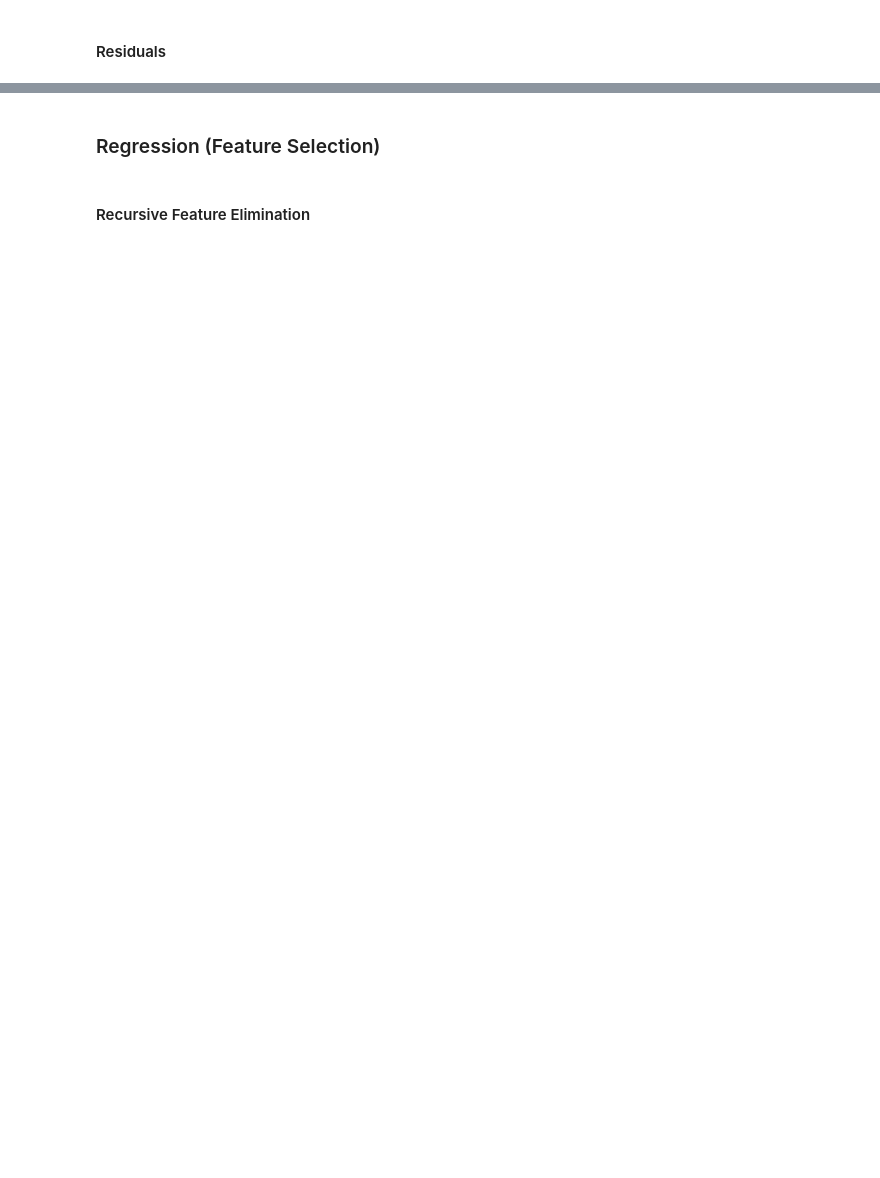
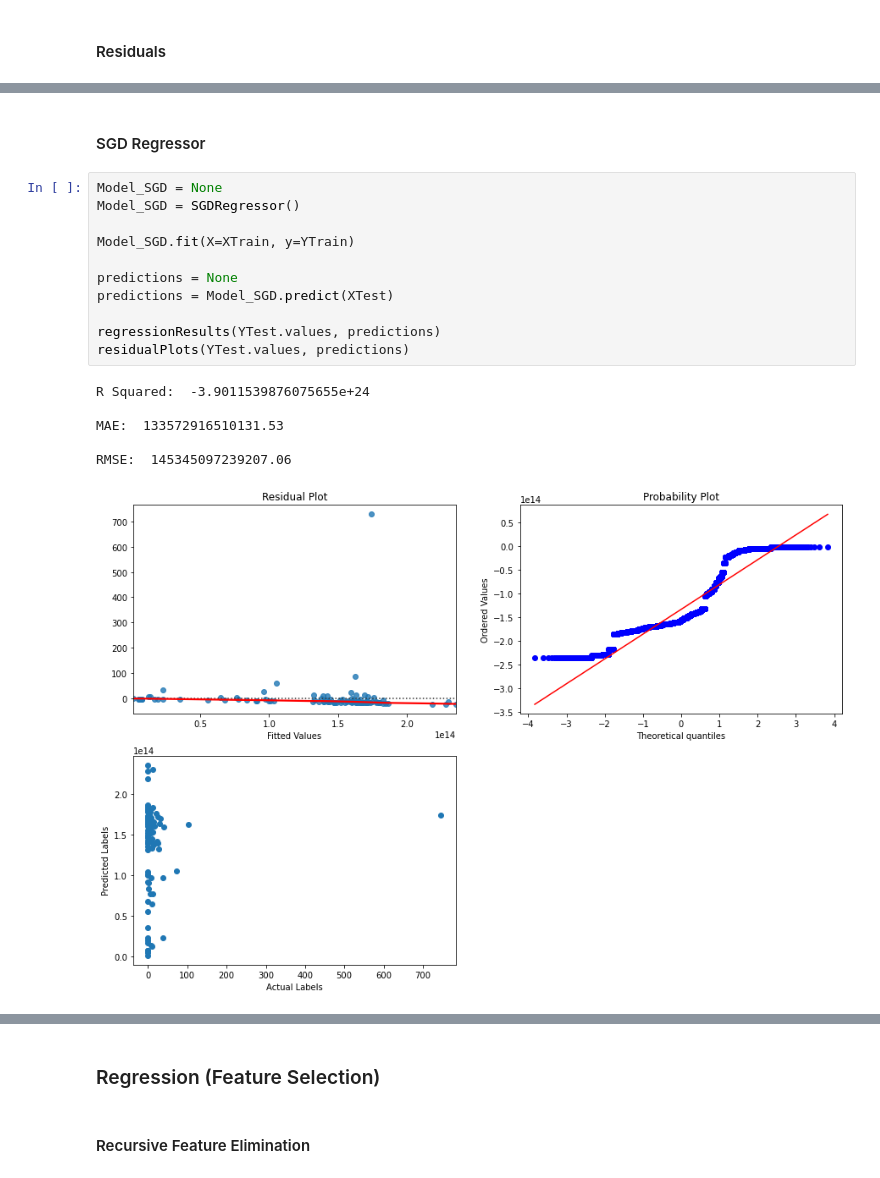
Before and after one commit to sarat9892/Forest_Fire_Damage_Prediction, a Jupyter notebook: firesReport_Regression.ipynb, the cells around one changed output, grey strips where cells are left out. Drawn from its saved outputs; the diff is of its cells as text; blank space fills up the shorter version.

```diff
--- a/firesReport_Regression.ipynb
+++ b/firesReport_Regression.ipynb
@@ -378,0 +506,20 @@ Text(0.5, 1.0, 'Daily Bike Share Predictions')
+# %% [markdown]
+#### SGD Regressor
+# %%
+Model_SGD = None
+Model_SGD = SGDRegressor()
+
+Model_SGD.fit(X=XTrain, y=YTrain)
+
+predictions = None
+predictions = Model_SGD.predict(XTest)
+
+regressionResults(YTest.values, predictions)
+residualPlots(YTest.values, predictions)
+# %% [output]
+R Squared:  -3.9011539876075655e+24
+
+MAE:  133572916510131.53
+
+RMSE:  145345097239207.06
+[figure, added]
```
Also changed, not shown: parts of 101 cells of this notebook.
